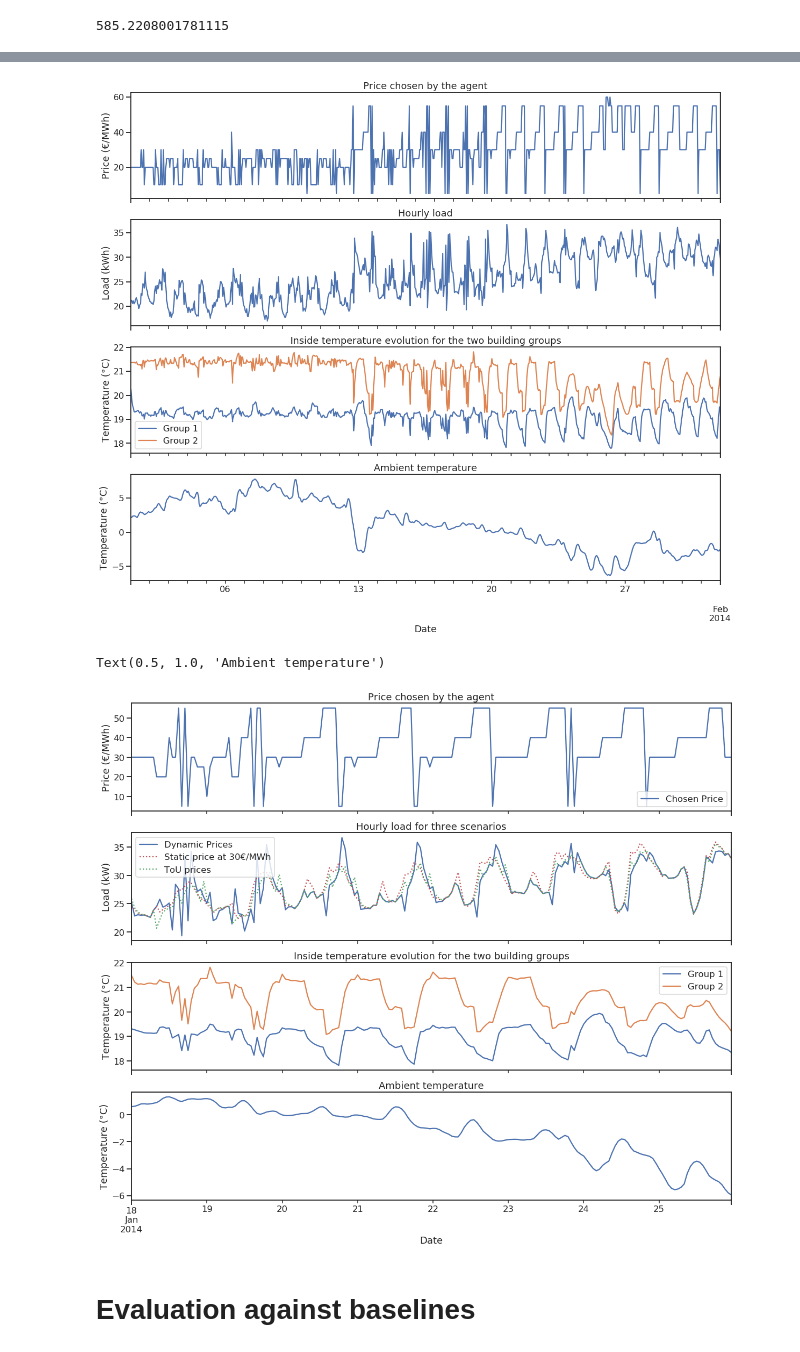
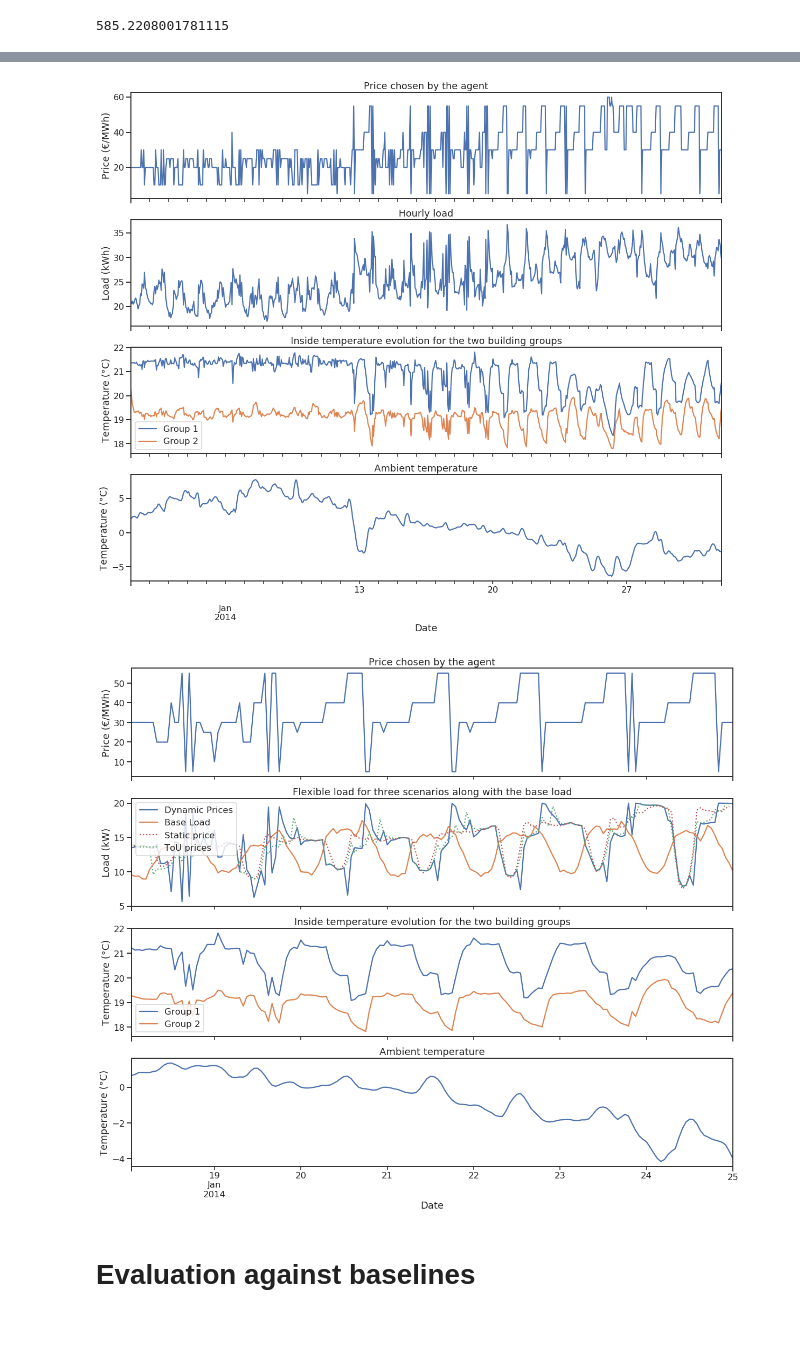
Before and after one commit to Cernewein/multi-building-RL, a Jupyter notebook: Notebooks/Visualization.ipynb, the cells around one changed output, grey strips where cells are left out. Cells and saved outputs as stored; diff of their text form; code cells hidden in the pictures.

```diff
--- a/Notebooks/Visualization.ipynb
+++ b/Notebooks/Visualization.ipynb
@@ -273,6 +273,6 @@ data['Above'].mean()
 # %%
 data_base = pkl.load(open('data/output/RLBuildings/Lowerload/Multi_2_Buildings_Zeta0.130base_eval.pkl', "rb"))
 # %%
-data_base_10 = pkl.load(open('data/output/RLBuildings/Lowerload/Multi_RL_jan_Zeta0.1_base_10base_eval.pkl', "rb"))
+data_base_10 = pkl.load(open('data/output/RLBuildings/Lowerload/Multi_2_Buildings_Zeta0.110_base_eval.pkl', "rb"))
 # %%
 data_base_tou = pkl.load(open('data/output/RLBuildings/Lowerload/Multi_2_Buildings_Zeta0.1_ToU_base_eval.pkl', "rb"))
@@ -630,7 +712,7 @@ plt.savefig('data/output/RLbuildings/Lowerload/Zeta0.1_policy_eval_3D.png',bbox_
 # %% [markdown]
 # Building Scale Up
 # %%
-data = pkl.load(open('data/output/RLBuildings/ScaledUp/0676007_dynamic_True_rewards_dqn.pkl', "rb"))
+data = pkl.load(open('data/output/RLBuildings/ScaledUp/0532640_dynamic_True_rewards_dqn.pkl', "rb"))
 data[-1]
 # %% [output]
 {'NUM_EPISODES': 4000,
@@ -706,14 +789,15 @@ data_base_10 = pkl.load(open('data/output/RLBuildings/ScaledUp/Multi_10_Building
 data_base_tou = pkl.load(open('data/output/RLBuildings/ScaledUp/Multi_10_Buildings_Zeta0.1_ToU_base_eval.pkl', "rb"))
 # %%
 data_base['Total Load'] = data_base['Total Load']*1000
-data_base['Base Loads 1'] = data_base['Base Loads 1']*1000
-data_base['Base Loads 2'] = data_base['Base Loads 2']*1000
-data_base['Base Loads'] = data_base['Base Loads 1'] + data_base['Base Loads 2']
+#data_base['Base Loads 1'] = data_base['Base Loads 1']*1000
+#data_base['Base Loads 2'] = data_base['Base Loads 2']*1000
+data_base['Base Loads'] = data_base['Base Loads']*1000
 data_base['Above'] = (data_base['Total Load'] >= 18)*(data_base['Total Load']-18)
 data_base['Deviation from load limit'] = data_base['Total Load']-18
-data_base['Date'] = pd.date_range(start='2014-01-01',end='2014-02-01-00:00:00', periods=len(data))
+data_base['Date'] = pd.date_range(start='2014-01-01',end='2014-01-31-23:00:00', periods=len(data))
 data_base.index = data_base['Date']
 data_base['Day'] = data['Date'].dt.day
 data_base['Daily Excess'] = data_base.groupby('Day')['Above'].sum()
+data_base['Heating Load'] = data_base['Total Load'] - data_base['Base Loads']
 # %%
 data_base_10['Total Load'] = data_base_10['Total Load']*1000
@@ -728,13 +815,14 @@ data_base_10['Day'] = data_base_10['Date'].dt.day
 # %%
 data_base_tou['Total Load'] = data_base_tou['Total Load']*1000
-data_base_tou['Base Loads 1'] = data_base_tou['Base Loads 1']*1000
-data_base_tou['Base Loads 2'] = data_base_tou['Base Loads 2']*1000
-data_base_tou['Base Loads'] = data_base_tou['Base Loads 1'] + data_base_tou['Base Loads 2']
+#data_base_tou['Base Loads 1'] = data_base_tou['Base Loads 1']*1000
+#data_base_tou['Base Loads 2'] = data_base_tou['Base Loads 2']*1000
+data_base_tou['Base Loads'] = data_base_tou['Base Loads']*1000
 #data_base_tou['Above'] = (data_base_10['Total Load'] >= 18)*(data_base_10['Total Load']-18)
 #data_base_tou['Deviation from load limit'] = data_base_10['Total Load']-18
-data_base_tou['Date'] = pd.date_range(start='2014-01-01',end='2014-02-01-00:00:00', periods=len(data))
+data_base_tou['Date'] = pd.date_range(start='2014-01-01',end='2014-01-31-23:00:00', periods=len(data))
 data_base_tou.index = data_base_tou['Date']
 data_base_tou['Day'] = data_base_tou['Date'].dt.day
+data_base_tou['Heating Load'] = data_base_tou['Total Load'] - data_base_tou['Base Loads']
 # %%
 data_base_tou
 # %% [output]
@@ -758,6 +846,7 @@ one_week = data.iloc[1:,:]
 f, ax = plt.subplots(4,1,figsize=(20,17), sharex=True)
 one_week['Chosen Price'].plot(ax=ax[0])
 one_week['Total Load'].plot(ax=ax[1])
+#
 ax[0].set_ylabel('Price (€/MWh)')
 ax[0].set_title('Price chosen by the agent')
 
@@ -767,8 +856,8 @@ ax[0].set_title('Price chosen by the agent')
 ax[1].set_ylabel('Load (kWh)')
 ax[1].set_title('Hourly load')
 
+one_week['Inside Temperatures 2'].plot(ax=ax[2])
 one_week['Inside Temperatures 1'].plot(ax=ax[2])
-one_week['Inside Temperatures 2'].plot(ax=ax[2])
 ax[2].legend(["Group 1", "Group 2"])
 ax[2].set_ylabel('Temperature (°C)')
 ax[2].set_title('Inside temperature evolution for the two building groups')
@@ -778,36 +867,37 @@ ax[3].set_ylabel('Temperature (°C)')
 ax[3].set_title('Ambient temperature')
 plt.savefig('data/output/RLBuildings/ten_buildings_eval.png',bbox_inches='tight')
 # %% [output]
-[figure, old version]
+[figure, new version]
 # %%
-one_week = data.iloc[17*24:25*24,:]
+one_week = data.iloc[17*24+1:24*24+1,:]
 #sns.set('talk', palette='bright')
 f, ax = plt.subplots(4,1,figsize=(20,17), sharex=True)
-one_week['Chosen Price'].plot(ax=ax[0], legend=True)
-one_week['Total Load'].plot(ax=ax[1])
+one_week['Chosen Price'].plot(ax=ax[0])
+one_week['Heating Load'].plot(ax=ax[1])
+one_week['Base Loads'].plot(ax=ax[1])
 ax[0].set_ylabel('Price (€/MWh)')
 ax[0].set_title('Price chosen by the agent')
 
-data_base.iloc[17*24:25*24,:]['Total Load'].plot(ax=ax[1],c='r', linestyle = 'dotted')
-data_base_tou.iloc[17*24:25*24,:]['Total Load'].plot(ax=ax[1],c='g', linestyle = 'dotted')
-ax[1].legend(["Dynamic Prices", "Static price at 30€/MWh", "ToU prices"])
+data_base.iloc[17*24:24*24,:]['Heating Load'].plot(ax=ax[1], c='r', linestyle = 'dotted')
+#data_base_10.iloc[23*24:25*24,:]['Heating Load'].plot(ax=ax[1], linestyle = 'dotted')
+data_base_tou.iloc[17*24:24*24,:]['Heating Load'].plot(ax=ax[1],c='g', linestyle = 'dotted')
+ax[1].legend(["Dynamic Prices", "Base Load" ,"Static price","ToU prices"], loc='upper left')
 ax[1].set_ylabel('Load (kW)')
-ax[1].set_title('Hourly load for three scenarios')
+ax[1].set_title('Flexible load for three scenarios along with the base load')
 
 
+one_week['Inside Temperatures 2'].plot(ax=ax[2])
 one_week['Inside Temperatures 1'].plot(ax=ax[2])
-one_week['Inside Temperatures 2'].plot(ax=ax[2])
 ax[2].legend(["Group 1", "Group 2"])
 ax[2].set_ylabel('Temperature (°C)')
 ax[2].set_title('Inside temperature evolution for the two building groups')
 
 one_week['Ambient Temperatures'].plot(ax=ax[3])
 ax[3].set_ylabel('Temperature (°C)')
 ax[3].set_title('Ambient temperature')
-#plt.savefig('data/output/RLBuildings/ten_buildings_eval_zoom.png',bbox_inches='tight')
+plt.savefig('data/output/RLBuildings/ten_buildings_eval_zoom.png',bbox_inches='tight')
 # %% [output]
-Text(0.5, 1.0, 'Ambient temperature')
-[figure, old version]
+[figure, new version]
 # %% [markdown]
 # Evaluation against baselines
 # %% [markdown]
```
Also changed, not shown: parts of 32 cells of this notebook, 3 other files.
